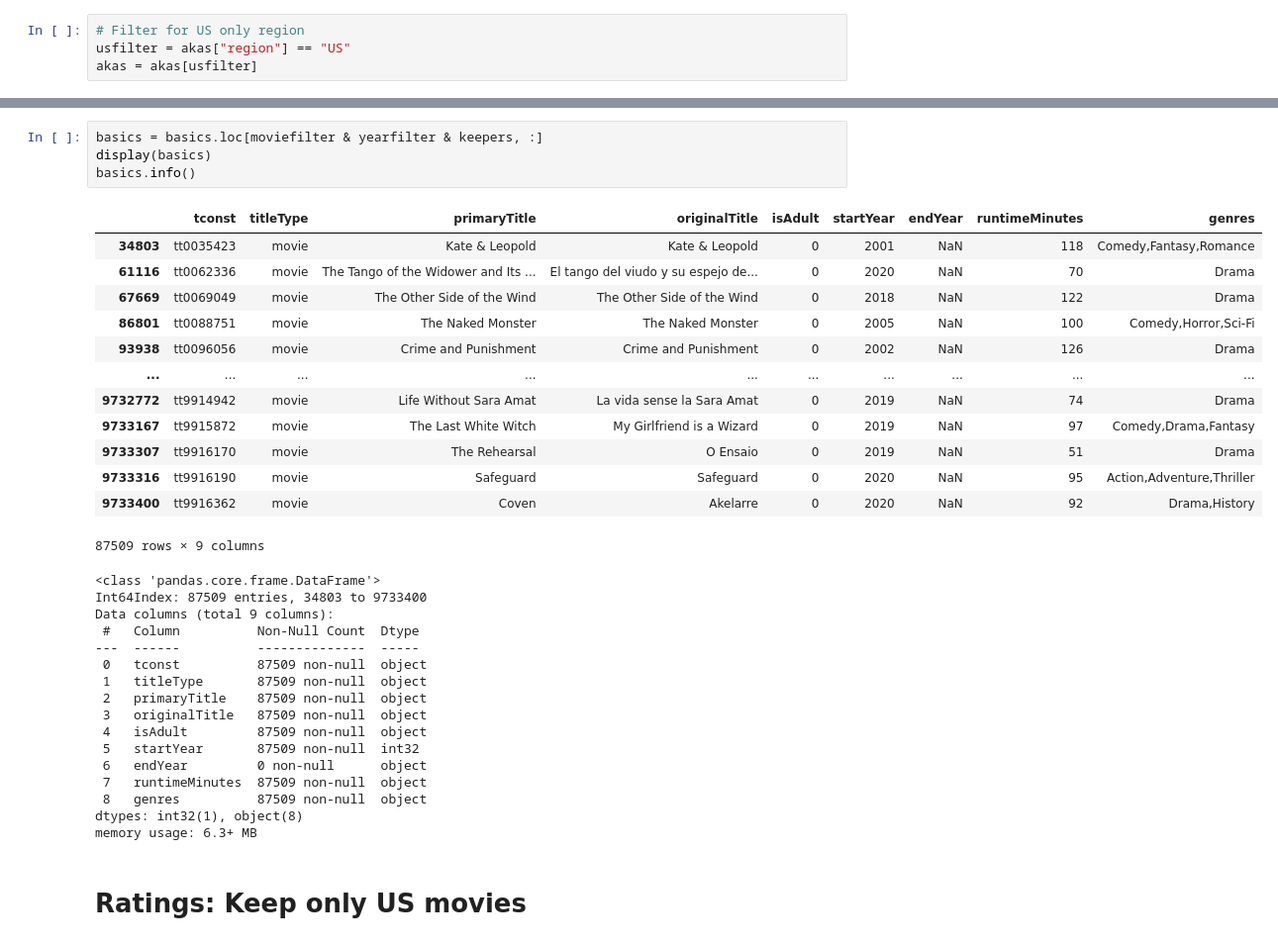
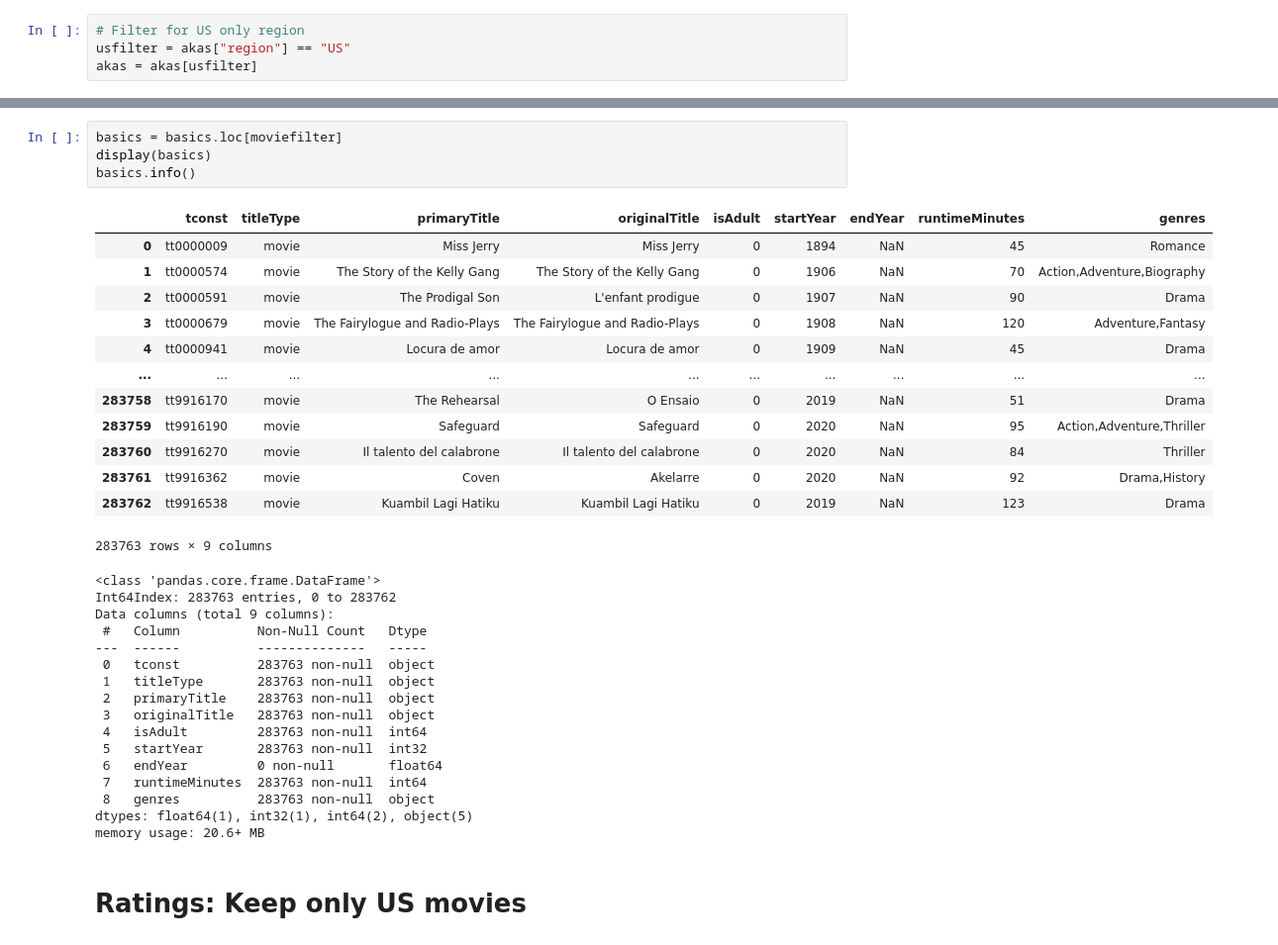
Before and after one commit to RazgrizGhost/Project-3, a Jupyter notebook: Project 3.ipynb, the cells around one changed output, grey strips where cells are left out. Shown: that part at 99% size. Saved outputs shown, nothing was run; the diff lists cells and outputs as text.

```diff
--- a/Project 3.ipynb
+++ b/Project 3.ipynb
@@ -197,37 +182,37 @@ Name: tconst, Length: 2229899, dtype: bool
 # %%
-basics = basics.loc[moviefilter & yearfilter & keepers, :]
+basics = basics.loc[moviefilter]
 display(basics)
 basics.info()
 # %% [output]
 |  | tconst | titleType | primaryTitle | originalTitle | isAdult | startYear | endYear | runtimeMinutes | genres |
-| 34803 | tt0035423 | movie | Kate & Leopold | Kate & Leopold | 0 | 2001 | NaN | 118 | Comedy,Fantasy,Romance |
-| 61116 | tt0062336 | movie | The Tango of the Widower and Its ... | El tango del viudo y su espejo de... | 0 | 2020 | NaN | 70 | Drama |
-| 67669 | tt0069049 | movie | The Other Side of the Wind | The Other Side of the Wind | 0 | 2018 | NaN | 122 | Drama |
-| 86801 | tt0088751 | movie | The Naked Monster | The Naked Monster | 0 | 2005 | NaN | 100 | Comedy,Horror,Sci-Fi |
-| 93938 | tt0096056 | movie | Crime and Punishment | Crime and Punishment | 0 | 2002 | NaN | 126 | Drama |
+| 0 | tt0000009 | movie | Miss Jerry | Miss Jerry | 0 | 1894 | NaN | 45 | Romance |
+| 1 | tt0000574 | movie | The Story of the Kelly Gang | The Story of the Kelly Gang | 0 | 1906 | NaN | 70 | Action,Adventure,Biography |
+| 2 | tt0000591 | movie | The Prodigal Son | L'enfant prodigue | 0 | 1907 | NaN | 90 | Drama |
+| 3 | tt0000679 | movie | The Fairylogue and Radio-Plays | The Fairylogue and Radio-Plays | 0 | 1908 | NaN | 120 | Adventure,Fantasy |
+| 4 | tt0000941 | movie | Locura de amor | Locura de amor | 0 | 1909 | NaN | 45 | Drama |
 | ... | ... | ... | ... | ... | ... | ... | ... | ... | ... |
-| 9732772 | tt9914942 | movie | Life Without Sara Amat | La vida sense la Sara Amat | 0 | 2019 | NaN | 74 | Drama |
-| 9733167 | tt9915872 | movie | The Last White Witch | My Girlfriend is a Wizard | 0 | 2019 | NaN | 97 | Comedy,Drama,Fantasy |
-| 9733307 | tt9916170 | movie | The Rehearsal | O Ensaio | 0 | 2019 | NaN | 51 | Drama |
-| 9733316 | tt9916190 | movie | Safeguard | Safeguard | 0 | 2020 | NaN | 95 | Action,Adventure,Thriller |
-| 9733400 | tt9916362 | movie | Coven | Akelarre | 0 | 2020 | NaN | 92 | Drama,History |
+| 283758 | tt9916170 | movie | The Rehearsal | O Ensaio | 0 | 2019 | NaN | 51 | Drama |
+| 283759 | tt9916190 | movie | Safeguard | Safeguard | 0 | 2020 | NaN | 95 | Action,Adventure,Thriller |
+| 283760 | tt9916270 | movie | Il talento del calabrone | Il talento del calabrone | 0 | 2020 | NaN | 84 | Thriller |
+| 283761 | tt9916362 | movie | Coven | Akelarre | 0 | 2020 | NaN | 92 | Drama,History |
+| 283762 | tt9916538 | movie | Kuambil Lagi Hatiku | Kuambil Lagi Hatiku | 0 | 2019 | NaN | 123 | Drama |
-87509 rows × 9 columns
+283763 rows × 9 columns
 <class 'pandas.core.frame.DataFrame'>
-Int64Index: 87509 entries, 34803 to 9733400
+Int64Index: 283763 entries, 0 to 283762
 Data columns (total 9 columns):
- #   Column          Non-Null Count  Dtype
----  ------          --------------  -----
- 0   tconst          87509 non-null  object
- 1   titleType       87509 non-null  object
- 2   primaryTitle    87509 non-null  object
- 3   originalTitle   87509 non-null  object
- 4   isAdult         87509 non-null  object
- 5   startYear       87509 non-null  int32
- 6   endYear         0 non-null      object
- 7   runtimeMinutes  87509 non-null  object
- 8   genres          87509 non-null  object
-dtypes: int32(1), object(8)
-memory usage: 6.3+ MB
+ #   Column          Non-Null Count   Dtype
+---  ------          --------------   -----
+ 0   tconst          283763 non-null  object
+ 1   titleType       283763 non-null  object
+ 2   primaryTitle    283763 non-null  object
+ 3   originalTitle   283763 non-null  object
+ 4   isAdult         283763 non-null  int64
+ 5   startYear       283763 non-null  int32
+ 6   endYear         0 non-null       float64
+ 7   runtimeMinutes  283763 non-null  int64
+ 8   genres          283763 non-null  object
+dtypes: float64(1), int32(1), int64(2), object(5)
+memory usage: 20.6+ MB
 # %% [markdown]
 # Ratings: Keep only US movies
 # %%
```
Also changed, not shown: parts of 14 cells of this notebook, 3 other files.
